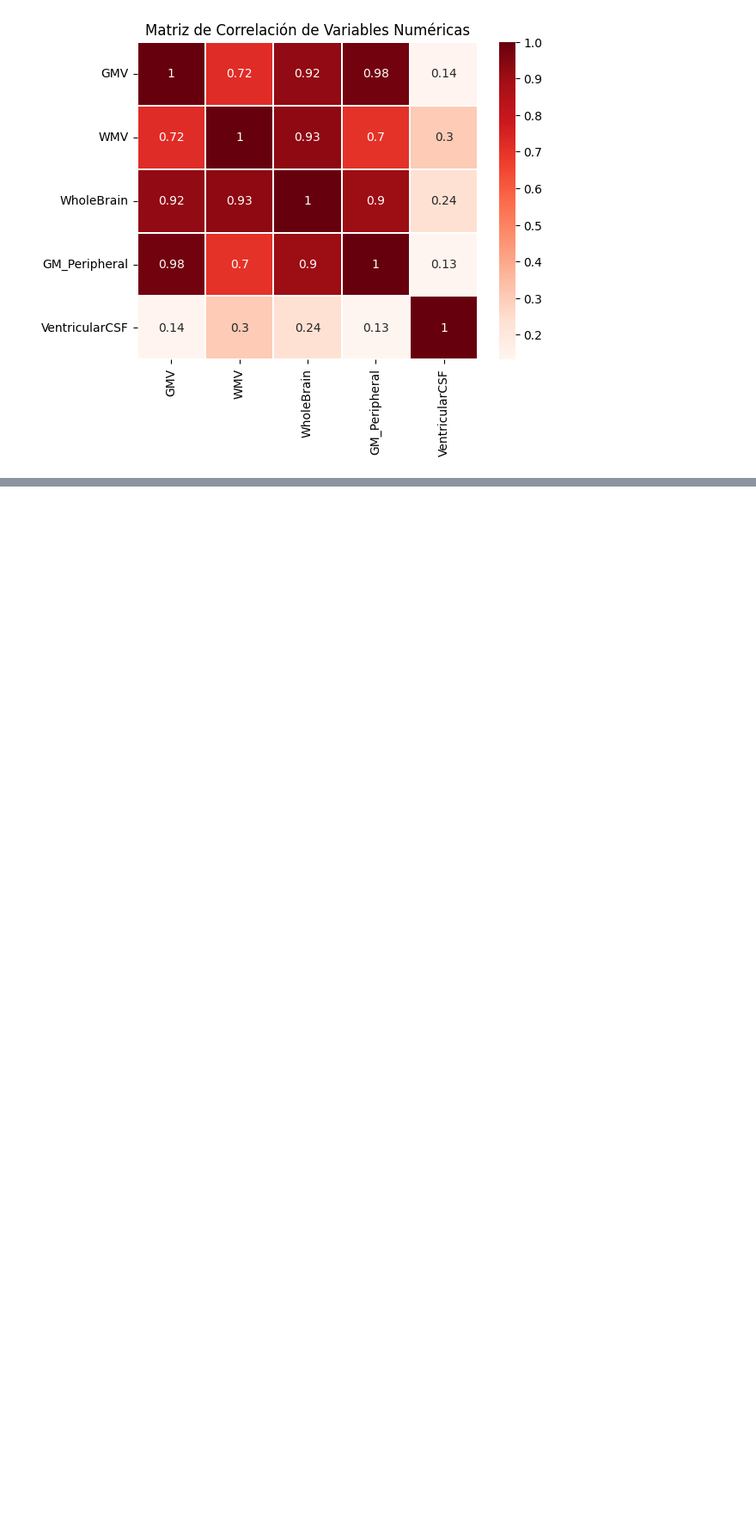
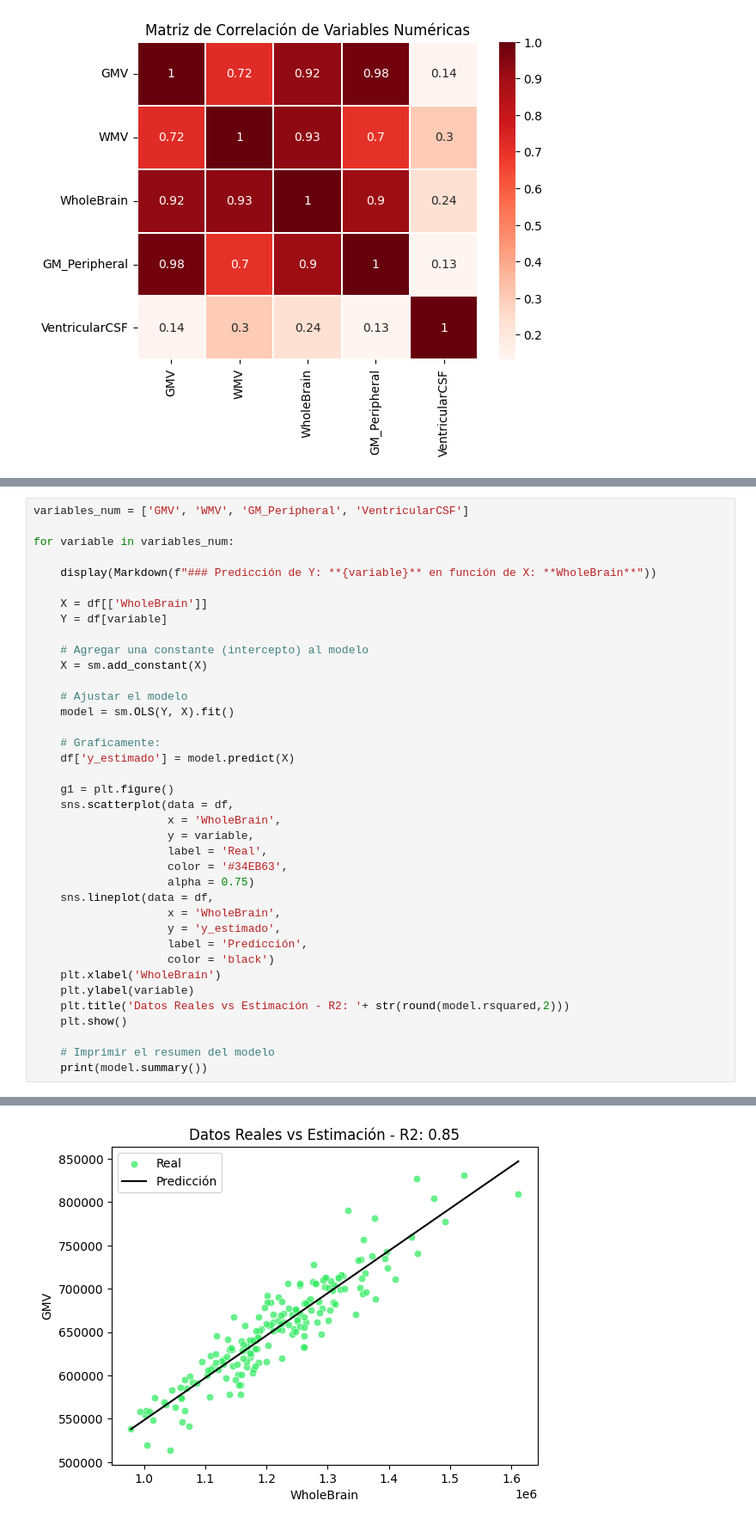
Before and after one commit to xlisouski/Neurociencia, a Jupyter notebook: TP_Unidad1_XimenaLisouski.ipynb, the cells around one changed output, grey strips where cells are left out. Shown at 86% size. Cells and saved outputs as stored; diff of their text form; blank space fills up the shorter version.

```diff
--- a/TP_Unidad1_XimenaLisouski.ipynb
+++ b/TP_Unidad1_XimenaLisouski.ipynb
@@ -1061,0 +1062,39 @@ plt.show()
+# %%
+variables_num = ['GMV', 'WMV', 'GM_Peripheral', 'VentricularCSF']
+
+for variable in variables_num:
+
+    display(Markdown(f"### Predicción de Y: **{variable}** en función de X: **WholeBrain**"))
+
+    X = df[['WholeBrain']]
+    Y = df[variable]
+
+    # Agregar una constante (intercepto) al modelo
+    X = sm.add_constant(X)
+
+    # Ajustar el modelo
+    model = sm.OLS(Y, X).fit()
+
+    # Graficamente:
+    df['y_estimado'] = model.predict(X)
+
+    g1 = plt.figure()
+    sns.scatterplot(data = df,
+                    x = 'WholeBrain',
+                    y = variable,
+                    label = 'Real',
+                    color = '#34EB63',
+                    alpha = 0.75)
+    sns.lineplot(data = df,
+                    x = 'WholeBrain',
+                    y = 'y_estimado',
+                    label = 'Predicción',
+                    color = 'black')
+    plt.xlabel('WholeBrain')
+    plt.ylabel(variable)
+    plt.title('Datos Reales vs Estimación - R2: '+ str(round(model.rsquared,2)))
+    plt.show()
+
+    # Imprimir el resumen del modelo
+    print(model.summary())
+# %% [output]
@@ -1061,0 +1102 @@ plt.show()
+[figure, added]
```
Also changed, not shown: parts of 8 cells of this notebook.
